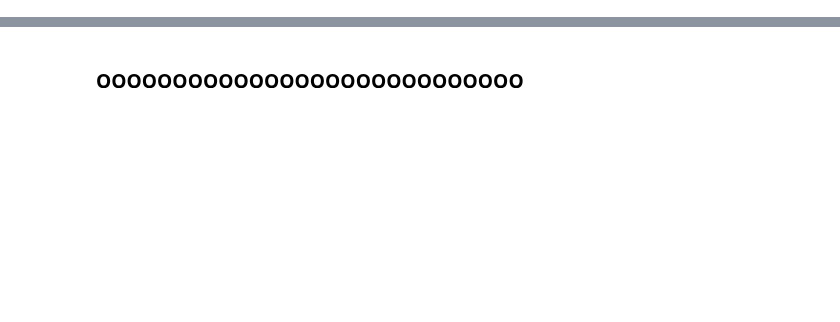
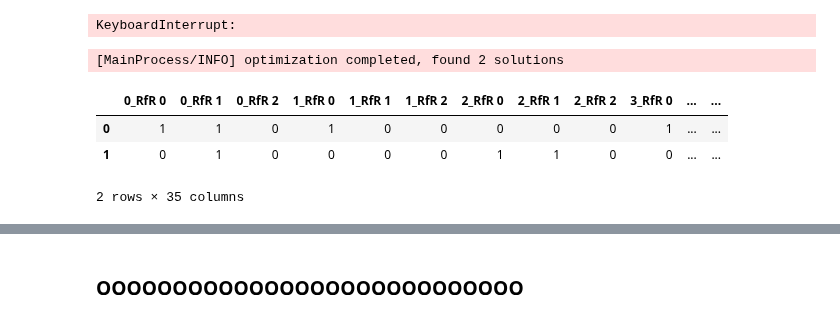
Before and after one commit to roesel1/EPA141A---MD, a Jupyter notebook: final assignment/Directed_search.ipynb, the cells around one changed output, grey strips where cells are left out. Drawn from its saved outputs; the diff is of its cells as text; code cells hidden in the pictures; blank space fills up the shorter version.

```diff
--- a/final assignment/Directed_search.ipynb
+++ b/final assignment/Directed_search.ipynb
@@ -40,7 +40,7 @@ convergences = []
 
 with SequentialEvaluator(dike_model) as evaluator:
     # we run again for 5 seeds
-    for i in range(1):
+    for i in range(100):
         # we create 2 covergence tracker metrics
         # the archive logger writes the archive to disk for every x nfe
         # the epsilon progress tracks during runtime
@@ -51,11 +51,12 @@ with SequentialEvaluator(dike_model) as evaluator:
                 [o.name for o in dike_model.outcomes],
                 base_filename=f"{i}.tar.gz",
             ),
+
             EpsilonProgress(),
         ]
 
         result, convergence = evaluator.optimize(
-            nfe=50,
+            nfe=1,
             searchover="levers",
             epsilons=[0.05] * len(dike_model.outcomes),
             convergence=convergence_metrics,
@@ -64,3 +65,23 @@ with SequentialEvaluator(dike_model) as evaluator:
 
         results.append(result)
         convergences.append(convergence)
+# %% [output]
+KeyboardInterrupt:
+# %%
+from ema_workbench import MultiprocessingEvaluator, ema_logging
+from ema_workbench.em_framework.evaluators import BaseEvaluator
+
+ema_logging.log_to_stderr(ema_logging.INFO)
+with SequentialEvaluator(dike_model) as evaluator:
+    results1 = evaluator.optimize(nfe=100, searchover='levers',
+                                  epsilons=[0.001, ] * len(dike_model.outcomes),
+                                  reference=Scenarios[0])
+# %% [output]
+[MainProcess/INFO] optimization completed, found 2 solutions
+# %%
+results1
+# %% [output]
+|  | 0_RfR 0 | 0_RfR 1 | 0_RfR 2 | 1_RfR 0 | 1_RfR 1 | 1_RfR 2 | 2_RfR 0 | 2_RfR 1 | 2_RfR 2 | 3_RfR 0 | ... | ... |
+| 0 | 1 | 1 | 0 | 1 | 0 | 0 | 0 | 0 | 0 | 1 | ... | ... |
+| 1 | 0 | 1 | 0 | 0 | 0 | 0 | 1 | 1 | 0 | 0 | ... | ... |
+2 rows × 35 columns
```
Also changed, not shown: parts of 31 cells of this notebook, 8 other files.
